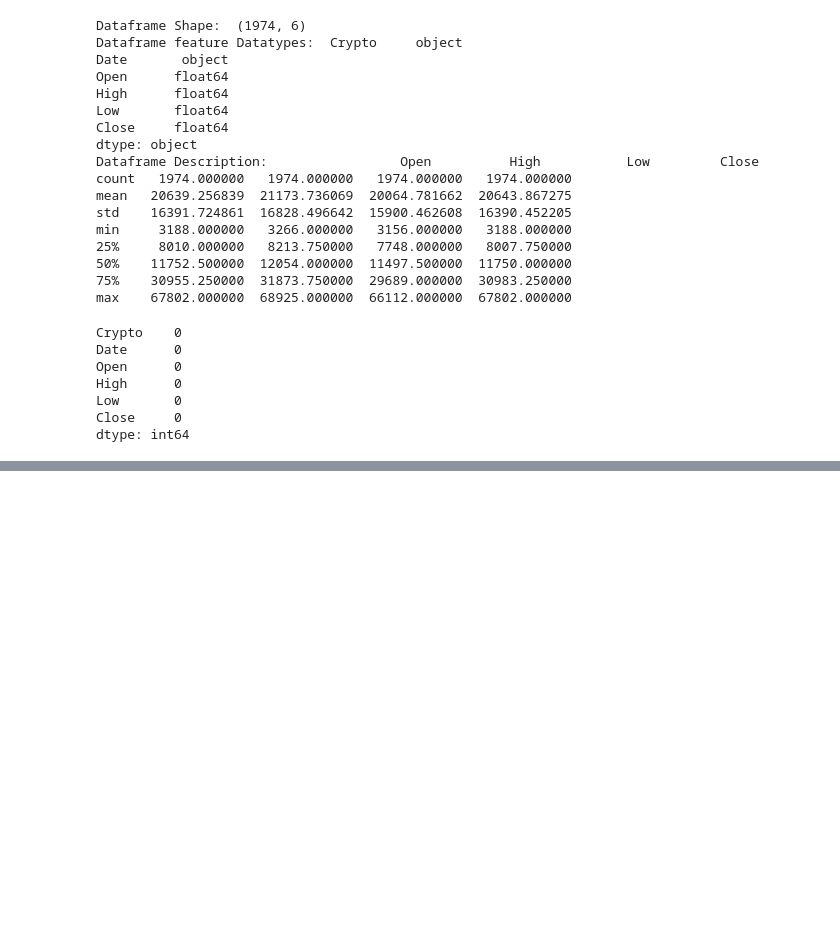
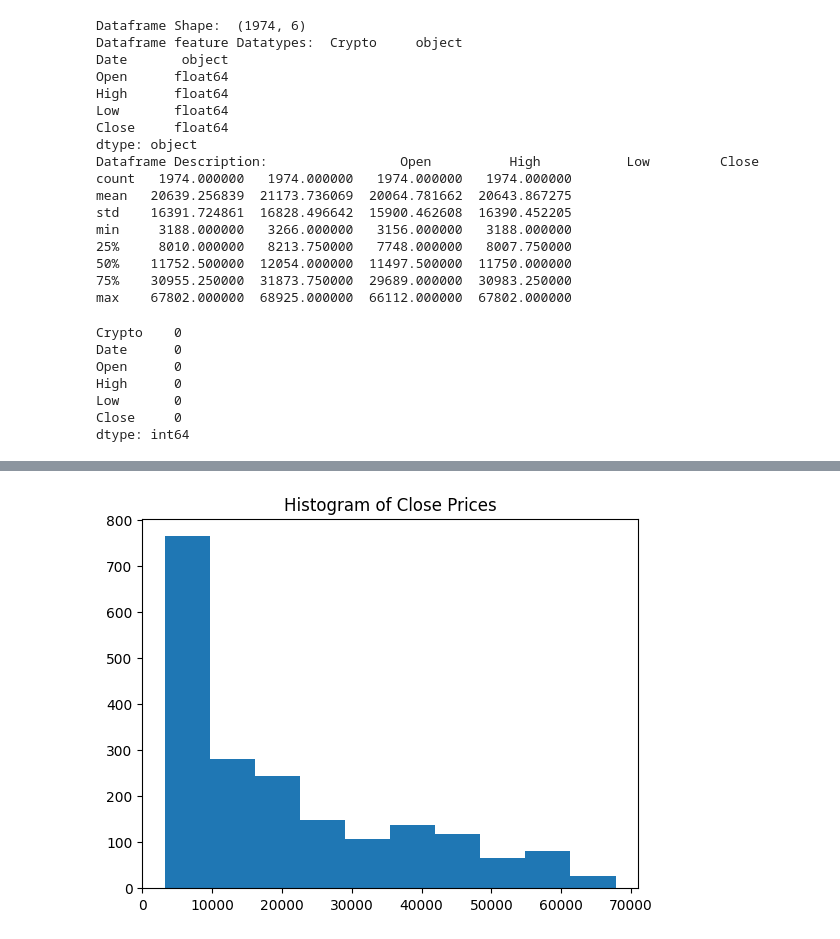
Before and after one commit to KeneanDita/Cryptocurrency-Price-Predictor-using-Time-Series-data, a Jupyter notebook: Notebooks/BTC_Model_Training.ipynb, the cells around one changed output, grey strips where cells are left out. Cells and saved outputs as stored; diff of their text form; code cells hidden in the pictures; blank space fills up the shorter version.

```diff
--- a/Notebooks/BTC_Model_Training.ipynb
+++ b/Notebooks/BTC_Model_Training.ipynb
@@ -48,0 +79,7 @@ dtype: int64
+# %%
+plt.figure()
+plt.hist(df['Close'])
+plt.title('Histogram of Close Prices')
+plt.show()
+# %% [output]
+[figure, added]
```
Also changed, not shown: parts of 5 cells of this notebook.
